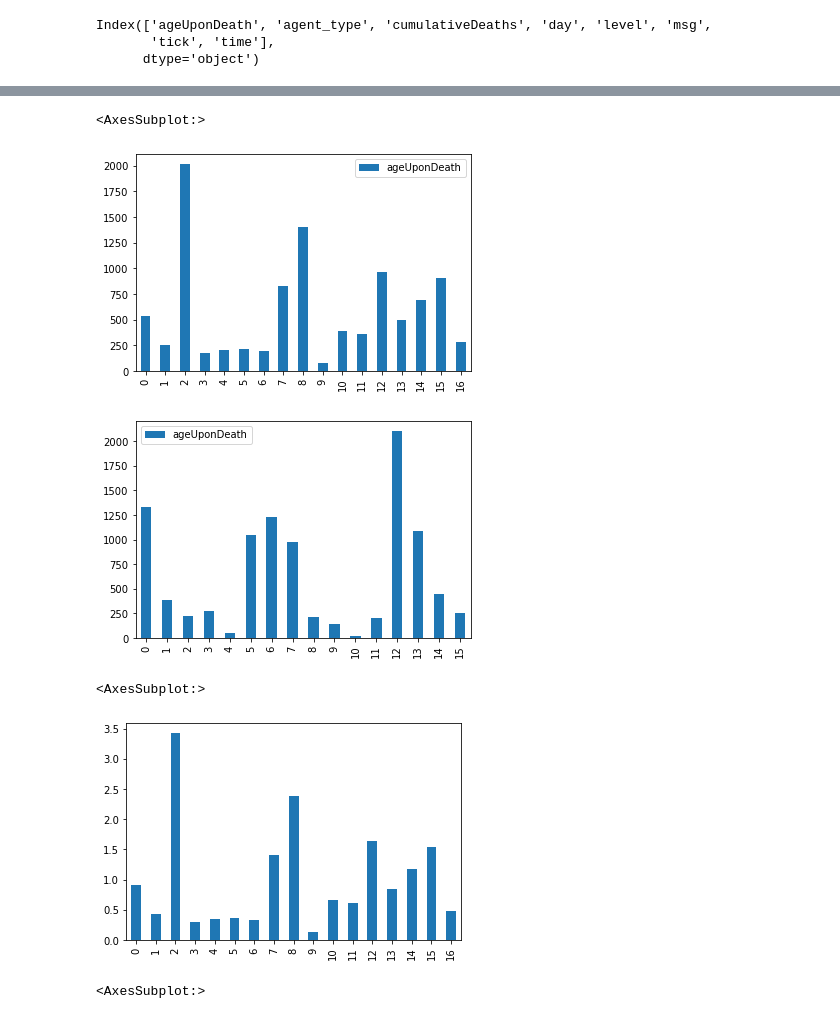
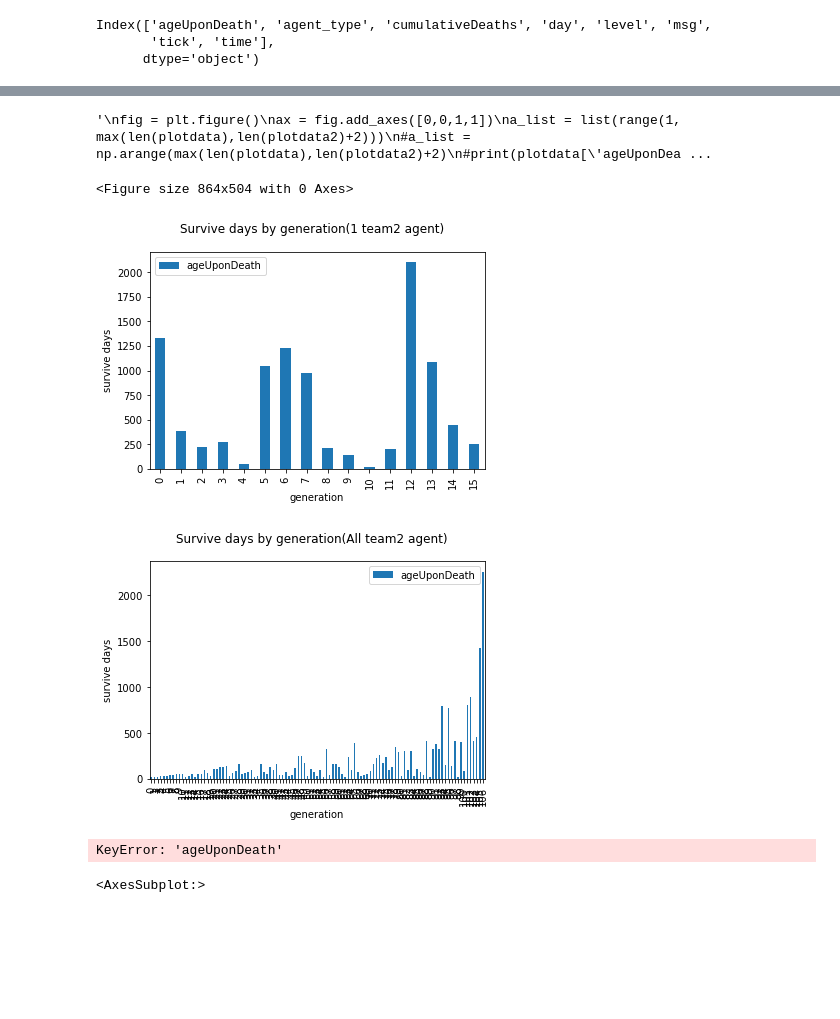
Before and after one commit to SOMAS2021/SOMAS2021, a Jupyter notebook: Experiment.ipynb, the cells around one changed output, grey strips where cells are left out. Cells and saved outputs as stored; diff of their text form; code cells hidden in the pictures; blank space fills up the shorter version.

```diff
--- a/Experiment.ipynb
+++ b/Experiment.ipynb
@@ -252,9 +252,12 @@ foodtakenDistributionVsHp(fileName, 7, 5)
 # Read from json
 # %%
 # Use death instead
-td = pd.read_json("log_plot/2022-01-12-23-59-05_A1_R0_W5_02_10000_RN/death.json", lines = True)
 
-td2 = pd.read_json("log_plot/2022-01-12-23-34-14_A1_R0_W5_02_10000/death.json", lines = True)
+#td = pd.read_json("log_plot/2022-01-12-23-59-05_A1_R0_W5_02_10000_RN/death.json", lines = True)
+td = pd.read_json("log_plot/2022-01-12-23-34-14_A1_R0_W5_02_10000/death.json", lines = True)
+
+#td2 = pd.read_json("log_plot/2022-01-12-23-34-14_A1_R0_W5_02_10000/death.json", lines = True)
+td2 = pd.read_json("log_plot/2022-01-13-00-51-11_A18_R0_W5_02_10000/death.json", lines = True)
 
 print(td.columns)
 # %% [output]
@@ -277,30 +283,62 @@ plt.grid()
 # %%
+# Team2 agent - survive days per generation
+fig = plt.figure(figsize=(12, 7))
+
 t_all = td.loc[td['agent_type'] == "Team2"]
 plotdata = pd.DataFrame(t_all, columns = ['ageUponDeath'])
 
 sum_day_lived = plotdata['ageUponDeath'].sum()
 remain = 10000 - sum_day_lived
 plotdata.at[-1]=remain
 
 plotdata.reset_index(inplace=True)
 plotdata = pd.DataFrame(plotdata, columns = ['ageUponDeath'])
 plotdata.plot(kind='bar')
+plt.legend(loc='best')
+#plt.suptitle('Survive days by generation(without reincarnation)')
+plt.suptitle('Survive days by generation(1 team2 agent)')
+plt.xlabel('generation')
+plt.ylabel('survive days')
+#plt.grid()
 
 t_all2 = td2.loc[td2['agent_type'] == "Team2"]
 plotdata2 = pd.DataFrame(t_all2, columns = ['ageUponDeath'])
 
 sum_day_lived = plotdata2['ageUponDeath'].sum()
-remain = 10000 - sum_day_lived
-plotdata2.at[-1]=remain
+#remain = 10000 - sum_day_lived
+#plotdata2.at[-1]=remain
 
 plotdata2.reset_index(inplace=True)
 plotdata2 = pd.DataFrame(plotdata2, columns = ['ageUponDeath'])
 
 plotdata2.plot(kind='bar')
+
+plt.legend(loc='best')
+#plt.suptitle('Survive days by generation(without reincarnation)')
+plt.suptitle('Survive days by generation(All team2 agent)')
+plt.xlabel('generation')
+plt.ylabel('survive days')
+#plt.grid()
+
+"""
+fig = plt.figure()
+ax = fig.add_axes([0,0,1,1])
+a_list = list(range(1, max(len(plotdata),len(plotdata2)+2)))
+#a_list = np.arange(max(len(plotdata),len(plotdata2)+2)
+#print(plotdata['ageUponDeath'])
+ax.bar(a_list+0.00,plotdata['ageUponDeath'],width = 0.25,label = "without reincarnation")
+plt.bar(a_list+0.25,plotdata2['ageUponDeath'],width = 0.25,label = "with reincarnation")
+plt.legend(loc='best')
+fig.suptitle('Survive days by generation')
+plt.xlabel('generation')
+plt.ylabel('survive days')
+#plt.grid()
+"""
 # %% [output]
-<AxesSubplot:>
+'\nfig = plt.figure()\nax = fig.add_axes([0,0,1,1])\na_list = list(range(1, max(len(plotdata),len(plotdata2)+2)))\n#a_list = np.arange(max(len(plotdata),len(plotdata2)+2)\n#print(plotdata[\'ageUponDea ...
+<Figure size 864x504 with 0 Axes>
-[figure, old version]
+[figure, new version]
-[figure, old version]
+[figure, new version]
 # %%
 #plotdata = pd.DataFrame(t_all, columns = ['ageUponDeath'])
 #plotdata.reset_index(inplace=True)
@@ -308,9 +346,14 @@ plotdata2.plot(kind='bar')
 mean_day_lived = plotdata['ageUponDeath'].mean()
 plotdata = plotdata['ageUponDeath']/mean_day_lived
 plotdata.plot(x='index',kind='bar')
+
+plt.legend(loc='best')
+plt.suptitle('Survive days by generation(without reincarnation)')
+plt.xlabel('generation')
+plt.ylabel('survive days/average survive days')
+plt.grid()
 # %% [output]
-<AxesSubplot:>
+KeyError: 'ageUponDeath'
-[figure, removed]
 # %%
 
 mean_day_lived2 = plotdata2['ageUponDeath'].mean()
```
Also changed, not shown: parts of 5 cells of this notebook.
